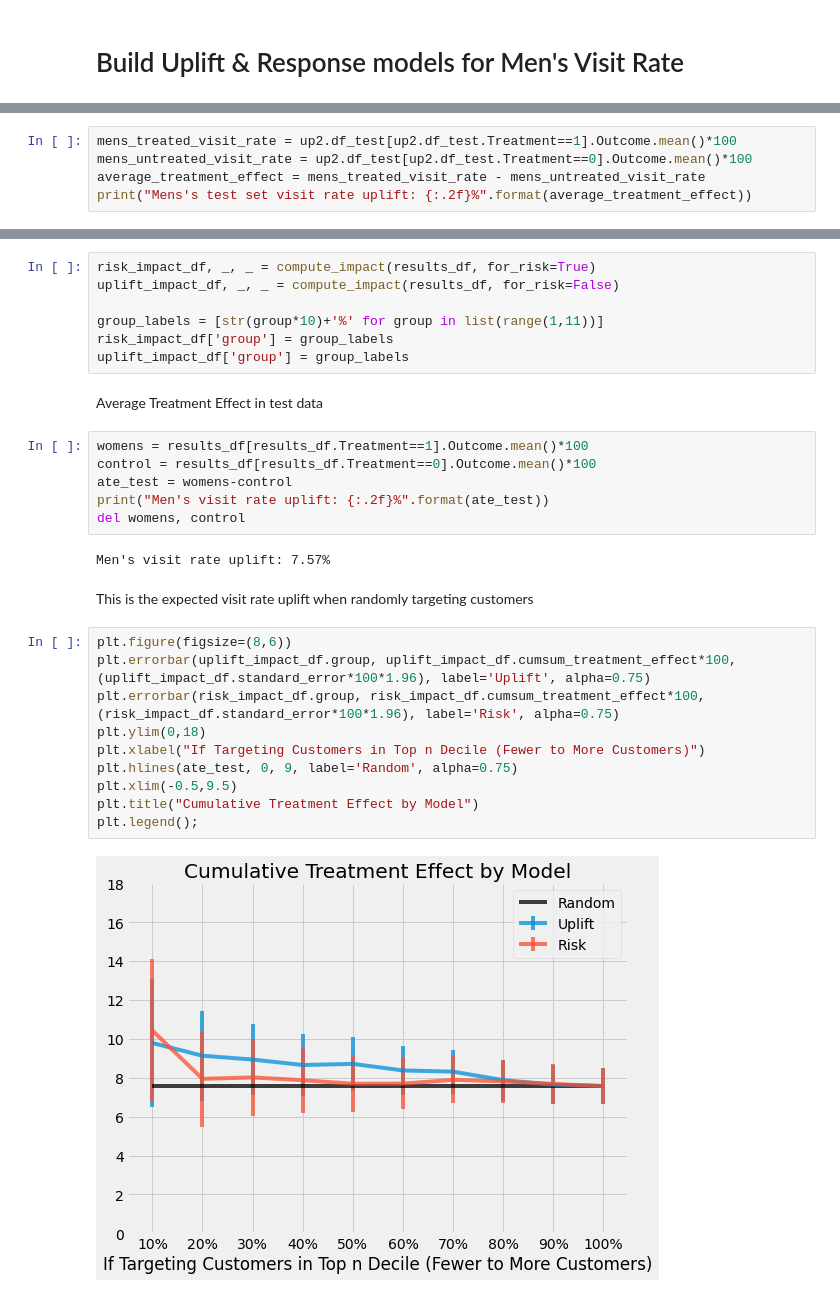
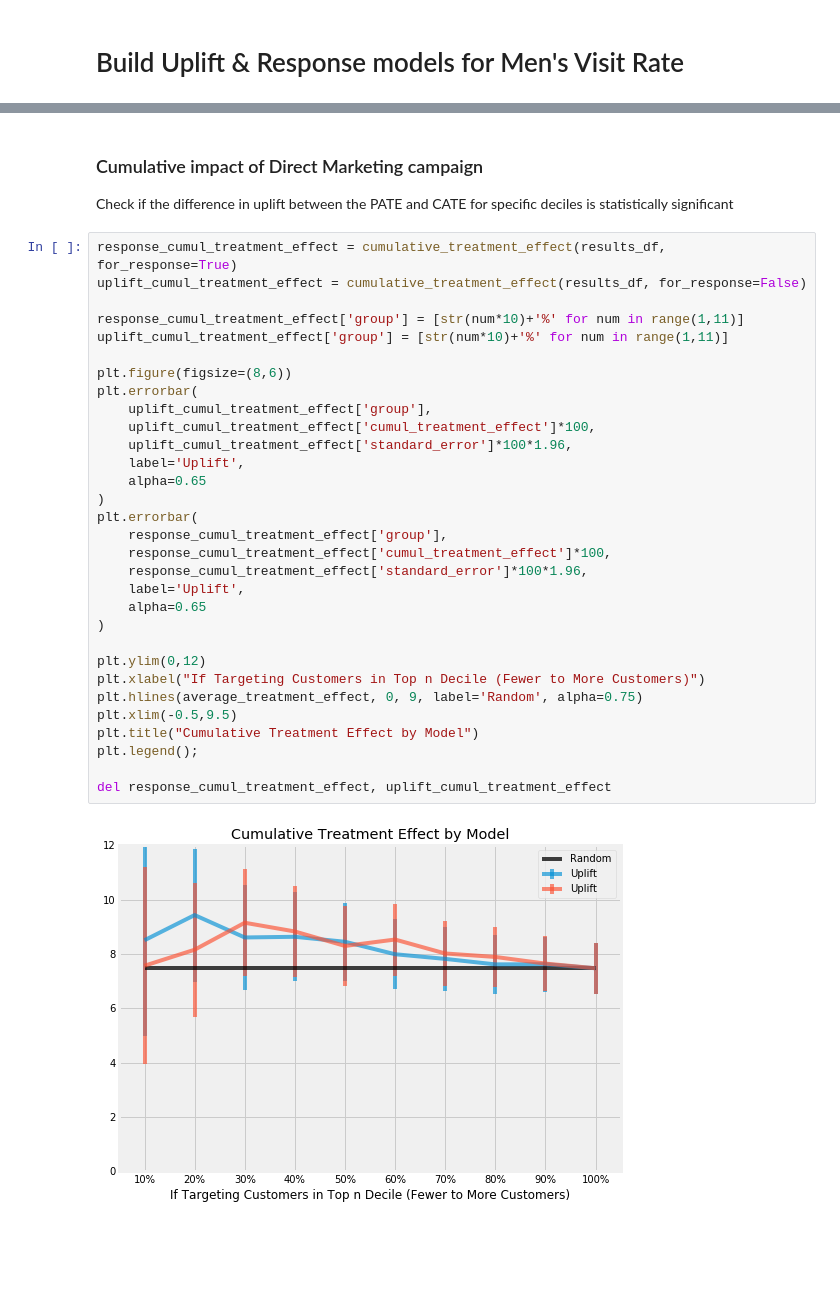
Before and after one commit to W-Tran/uplift-modelling, a Jupyter notebook: Uplift_Modelling.ipynb, the cells around one changed output, grey strips where cells are left out. Drawn from its saved outputs; the diff is of its cells as text; blank space fills up the shorter version.

Commit message:
Refactor code and rerun cells
Cleaned up average feature per decile code

```diff
--- a/Uplift_Modelling.ipynb
+++ b/Uplift_Modelling.ipynb
@@ -519,8 +512,3 @@ print("Cumulative Gain AUC: {:.5f}".format(up2.test_results_.Q_qini))
 Cumulative Gain AUC: 0.01670
 Cumulative Gain AUC: 0.00239
 [figure]
-# %%
-mens_treated_visit_rate = up2.df_test[up2.df_test.Treatment==1].Outcome.mean()*100
-mens_untreated_visit_rate = up2.df_test[up2.df_test.Treatment==0].Outcome.mean()*100
-average_treatment_effect = mens_treated_visit_rate - mens_untreated_visit_rate
-print("Mens's test set visit rate uplift: {:.2f}%".format(average_treatment_effect))
@@ -606,31 +606,37 @@ plt.hlines(average_treatment_effect, 0, 9, label='Random', alpha=0.75);
-# %%
-risk_impact_df, _, _ = compute_impact(results_df, for_risk=True)
-uplift_impact_df, _, _ = compute_impact(results_df, for_risk=False)
-
-group_labels = [str(group*10)+'%' for group in list(range(1,11))]
-risk_impact_df['group'] = group_labels
-uplift_impact_df['group'] = group_labels
-# %% [markdown]
-Average Treatment Effect in test data
-# %%
-womens = results_df[results_df.Treatment==1].Outcome.mean()*100
-control = results_df[results_df.Treatment==0].Outcome.mean()*100
-ate_test = womens-control
-print("Men's visit rate uplift: {:.2f}%".format(ate_test))
-del womens, control
-# %% [output]
-Men's visit rate uplift: 7.57%
-# %% [markdown]
-This is the expected visit rate uplift when randomly targeting customers
+# %% [markdown]
+### Cumulative impact of Direct Marketing campaign
+
+Check if the difference in uplift between the PATE and CATE for specific deciles is statistically significant
 # %%
+response_cumul_treatment_effect = cumulative_treatment_effect(results_df, for_response=True)
+uplift_cumul_treatment_effect = cumulative_treatment_effect(results_df, for_response=False)
+
+response_cumul_treatment_effect['group'] = [str(num*10)+'%' for num in range(1,11)]
+uplift_cumul_treatment_effect['group'] = [str(num*10)+'%' for num in range(1,11)]
+
 plt.figure(figsize=(8,6))
-plt.errorbar(uplift_impact_df.group, uplift_impact_df.cumsum_treatment_effect*100, (uplift_impact_df.standard_error*100*1.96), label='Uplift', alpha=0.75)
-plt.errorbar(risk_impact_df.group, risk_impact_df.cumsum_treatment_effect*100, (risk_impact_df.standard_error*100*1.96), label='Risk', alpha=0.75)
-plt.ylim(0,18)
+plt.errorbar(
+    uplift_cumul_treatment_effect['group'],
+    uplift_cumul_treatment_effect['cumul_treatment_effect']*100,
+    uplift_cumul_treatment_effect['standard_error']*100*1.96,
+    label='Uplift',
+    alpha=0.65
+)
+plt.errorbar(
+    response_cumul_treatment_effect['group'],
+    response_cumul_treatment_effect['cumul_treatment_effect']*100,
+    response_cumul_treatment_effect['standard_error']*100*1.96,
+    label='Uplift',
+    alpha=0.65
+)
+
+plt.ylim(0,12)
 plt.xlabel("If Targeting Customers in Top n Decile (Fewer to More Customers)")
-plt.hlines(ate_test, 0, 9, label='Random', alpha=0.75)
+plt.hlines(average_treatment_effect, 0, 9, label='Random', alpha=0.75)
 plt.xlim(-0.5,9.5)
 plt.title("Cumulative Treatment Effect by Model")
 plt.legend();
+
+del response_cumul_treatment_effect, uplift_cumul_treatment_effect
 # %% [output]
-[figure, old version]
+[figure, new version]
```
Also changed, not shown: parts of 31 cells of this notebook.
